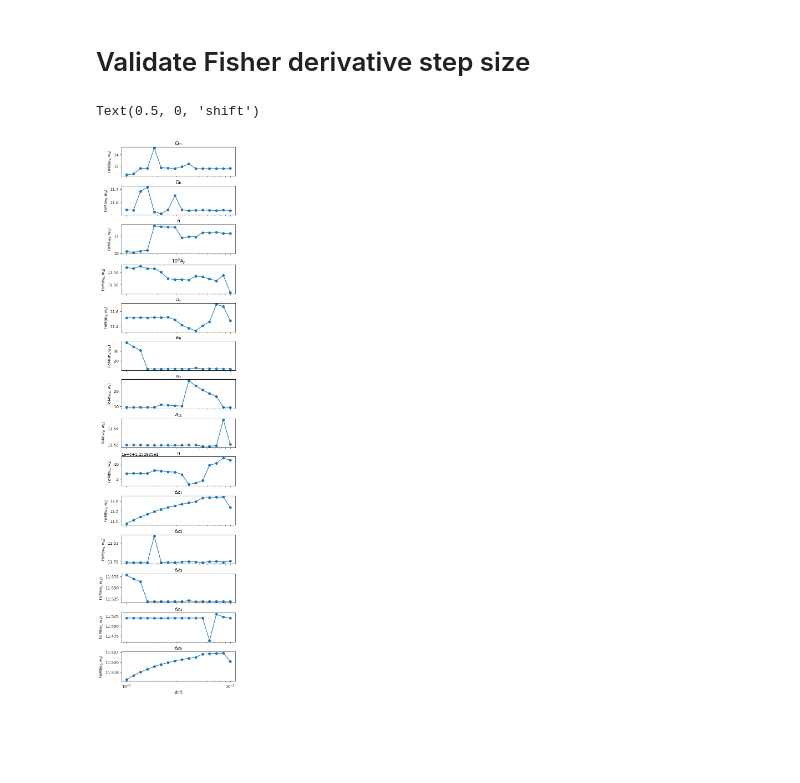
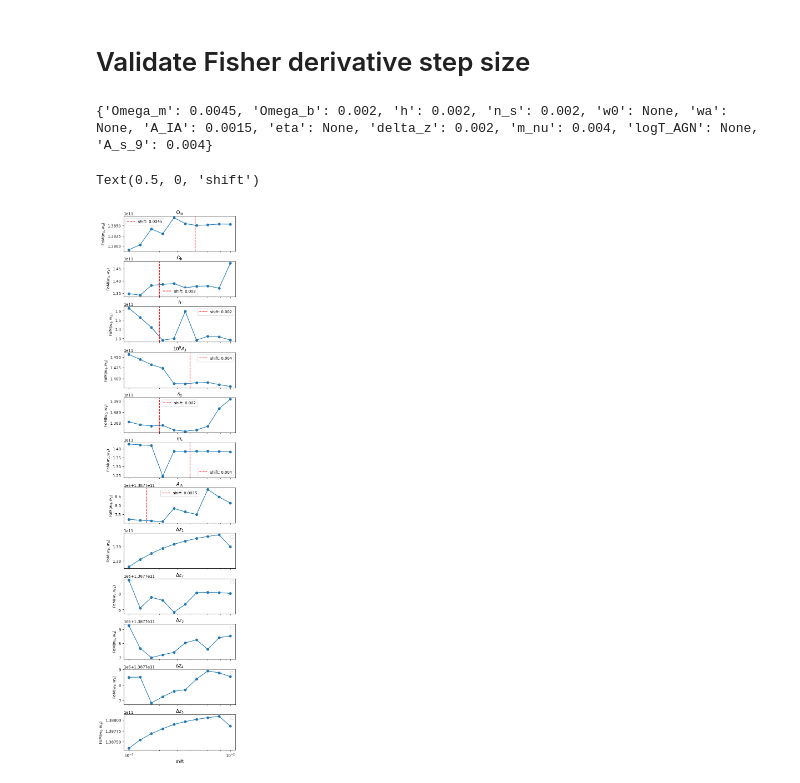
Before and after one commit to chrgeorgiou/CS_Fisher, a Jupyter notebook: notebooks/plotting.ipynb, the cells around one changed output. Drawn from its saved outputs; the diff is of its cells as text; code cells hidden in the pictures; blank space fills up the shorter version.

```diff
--- a/notebooks/plotting.ipynb
+++ b/notebooks/plotting.ipynb
@@ -7,7 +7,7 @@ sys.path.append('/Users/Georg022/PycharmProjects/CS_Fisher/')
 from src import IO, load_config
 # %%
-config = load_config('../configs/config_DESC_vanilla.yaml')
-fm = IO.load_fisher_matrix(config, 'fm_sampling_validation')
+config = load_config('../configs/config_neutrinos.yaml')
+fm = IO.load_fisher_matrix(config, 'fisher_matrix') #'fm_sampling_validation'
 fm = fm.transform_A_s_to_m9A_s()
 # %% [markdown]
 # Visualisation
@@ -53,22 +53,38 @@ for p2i, param2 in enumerate(parameters[1:]): # row
 # Validate Fisher derivative step size
 # %%
 shifts, FoM_validation = IO.load_fisher_matrix_validation(config, 'validation_fisher_matrix')
+# %%
+# Sergi
+# Try to fix the vertical line for the paramater shifts
+param_dict = dict(zip(config.derivatives.step_size.keys(),config.derivatives.step_size.values()))
+param_dict['A_s_9'] = param_dict.pop('A_s')
+print(param_dict)
+# %% [output]
+{'Omega_m': 0.0045, 'Omega_b': 0.002, 'h': 0.002, 'n_s': 0.002, 'w0': None, 'wa': None, 'A_IA': 0.0015, 'eta': None, 'delta_z': 0.002, 'm_nu': 0.004, 'logT_AGN': None, 'A_s_9': 0.004}
 # %%
 fig, ax = plt.subplots(len(fm.parameters), 1,
                          figsize=(5,20), layout='compressed', sharex='col')
 for pi, p in enumerate(fm.parameters):
     m = FoM_validation[pi]>0
     ax[pi].plot(shifts[m], FoM_validation[pi][m], 'o-')
     ax[pi].set_ylabel(r'$\mathrm{FoM}(w_0,w_a)$')
     ax[pi].set_xscale('log')
     ax[pi].set_title(fm.latex_parameters[pi])
+    #print(fm.cosmo_params)
     #for param_dict in [fm.cosmo_params,
     #                   fm.astro_params,
     #                   fm.redshift_params]:
-    #    if p in param_dict['name']:
+    #    if p in param_dict['name'] and :
     #        pi_where = np.in1d(param_dict['name'], p).nonzero()[0][0]
     #        ax[pi].axvline(x=param_dict['shift'][pi_where], ls='--', c='r')
+
+    #Sergi
+    #Continuation of fix cell above
+    if p in param_dict.keys():
+        ax[pi].axvline(param_dict[p], ls='--', c='r', label= f'shift: {param_dict[p]}')
+    ax[pi].legend(loc='best')
+
 ax[-1].set_xlabel('shift')
 # %% [output]
 Text(0.5, 0, 'shift')
-[figure, old version]
+[figure, new version]
```
Also changed, not shown: parts of 4 cells of this notebook, 5 other files.
